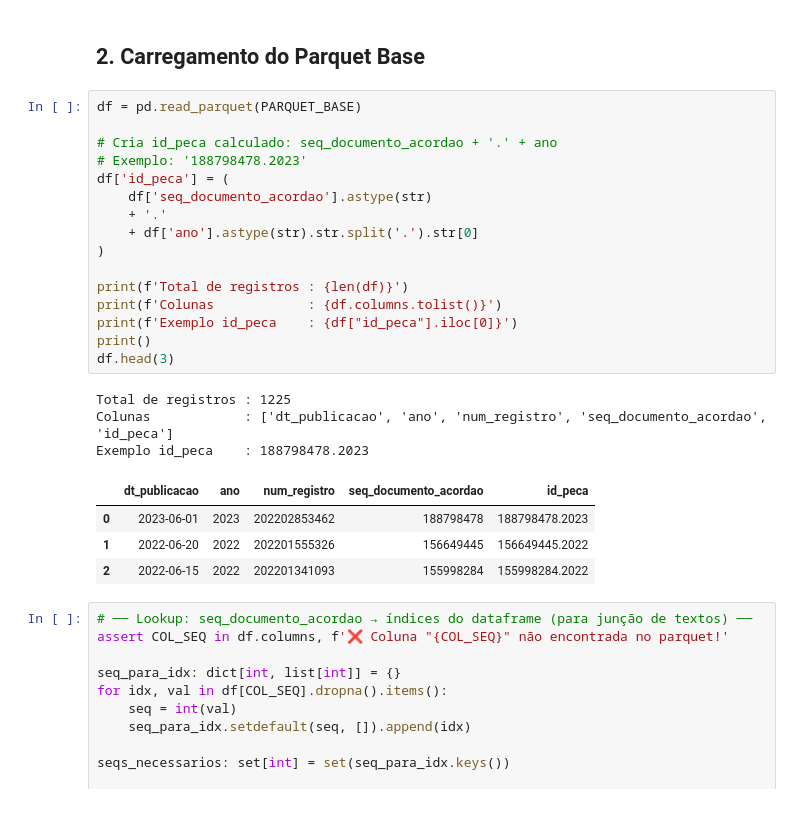
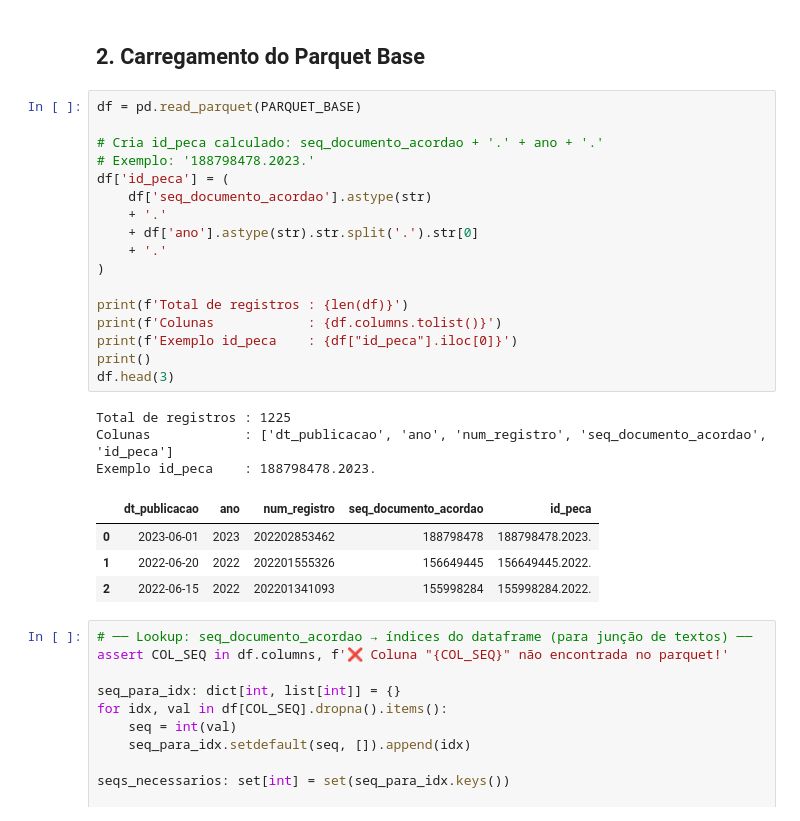
Before and after one commit to luizanisio/agent-orchestration-2026, a Jupyter notebook: notebooks/01_data_preparation.ipynb, the cells around one changed output. Cells and saved outputs as stored; diff of their text form.

```diff
--- a/notebooks/01_data_preparation.ipynb
+++ b/notebooks/01_data_preparation.ipynb
@@ -130,27 +130,28 @@ Espelhos dir: /mnt/d/wsl_pucdev/agent-orchestration-2026/notebooks/downloads_stj
 # %%
 df = pd.read_parquet(PARQUET_BASE)
 
-# Cria id_peca calculado: seq_documento_acordao + '.' + ano
-# Exemplo: '188798478.2023'
+# Cria id_peca calculado: seq_documento_acordao + '.' + ano + '.'
+# Exemplo: '188798478.2023.'
 df['id_peca'] = (
     df['seq_documento_acordao'].astype(str)
     + '.'
     + df['ano'].astype(str).str.split('.').str[0]
+    + '.'
 )
 
 print(f'Total de registros : {len(df)}')
 print(f'Colunas            : {df.columns.tolist()}')
 print(f'Exemplo id_peca    : {df["id_peca"].iloc[0]}')
 print()
 df.head(3)
 # %% [output]
 Total de registros : 1225
 Colunas            : ['dt_publicacao', 'ano', 'num_registro', 'seq_documento_acordao', 'id_peca']
-Exemplo id_peca    : 188798478.2023
+Exemplo id_peca    : 188798478.2023.
 |  | dt_publicacao | ano | num_registro | seq_documento_acordao | id_peca |
-| 0 | 2023-06-01 | 2023 | 202202853462 | 188798478 | 188798478.2023 |
-| 1 | 2022-06-20 | 2022 | 202201555326 | 156649445 | 156649445.2022 |
-| 2 | 2022-06-15 | 2022 | 202201341093 | 155998284 | 155998284.2022 |
+| 0 | 2023-06-01 | 2023 | 202202853462 | 188798478 | 188798478.2023. |
+| 1 | 2022-06-20 | 2022 | 202201555326 | 156649445 | 156649445.2022. |
+| 2 | 2022-06-15 | 2022 | 202201341093 | 155998284 | 155998284.2022. |
 # %%
 # ── Lookup: seq_documento_acordao → índices do dataframe (para junção de textos) ──
 assert COL_SEQ in df.columns, f'❌ Coluna "{COL_SEQ}" não encontrada no parquet!'
```
Also changed, not shown: parts of 6 cells of this notebook, 1 other file.
